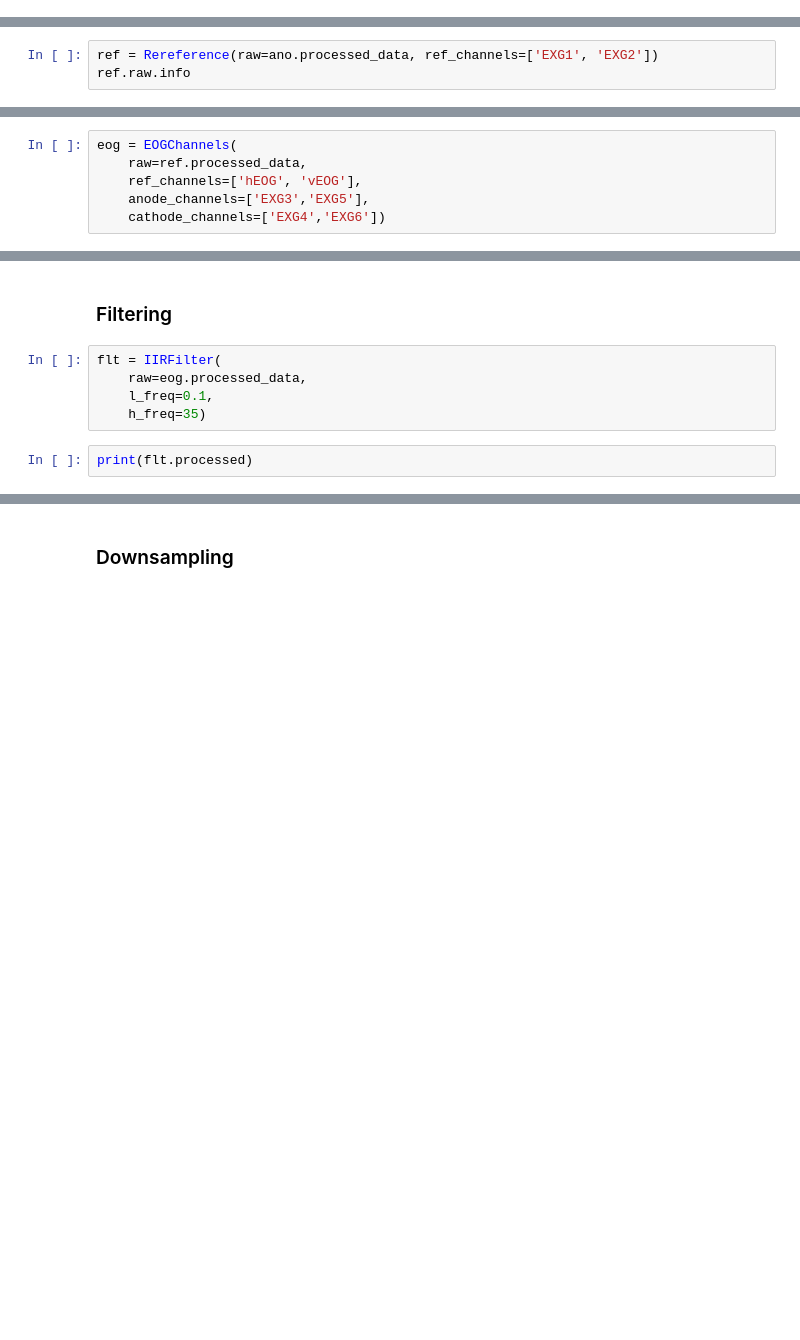
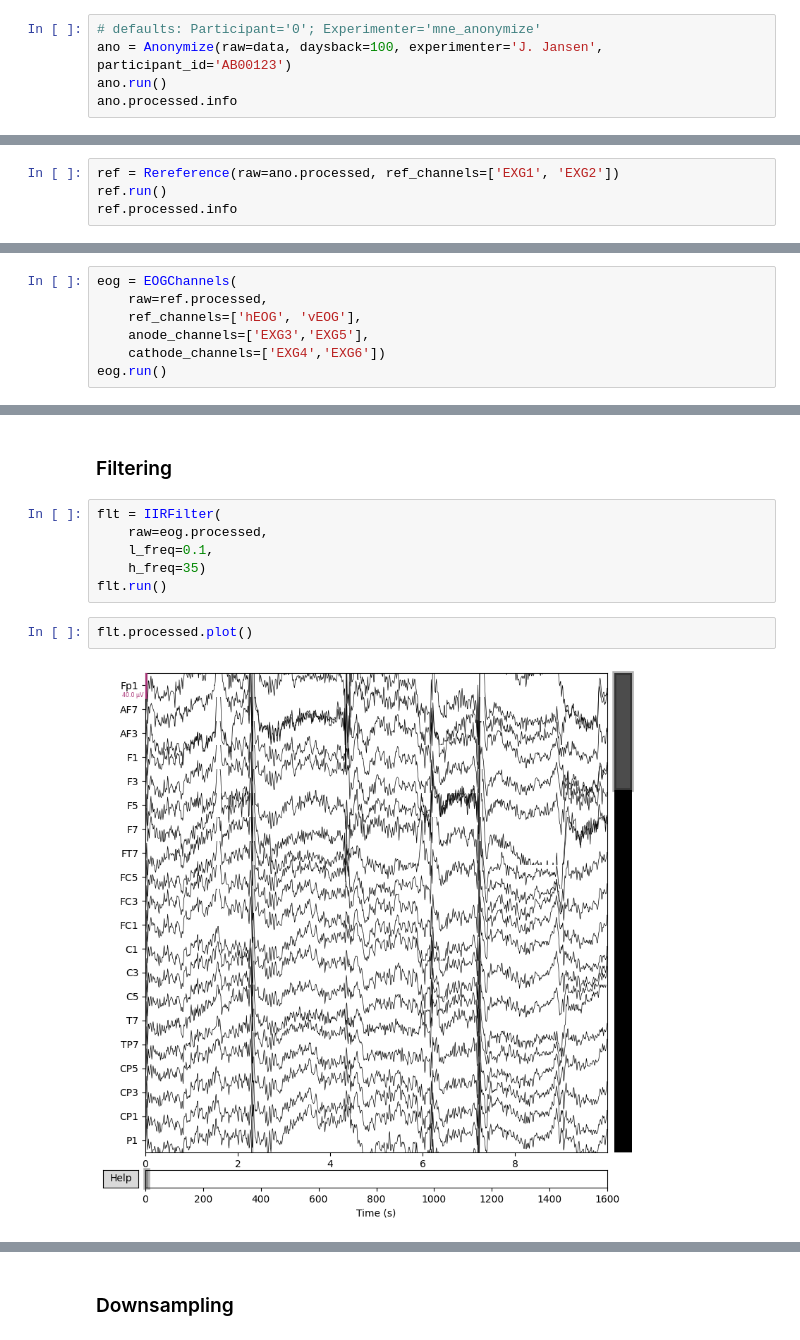
Before and after one commit to CentreForDigitalHumanities/BioPAP, a Jupyter notebook: examples/pipeline.ipynb, the cells around one changed output, grey strips where cells are left out. Cells and saved outputs as stored; diff of their text form; blank space fills up the shorter version.

```diff
--- a/examples/pipeline.ipynb
+++ b/examples/pipeline.ipynb
@@ -36,0 +50,5 @@ ano.processed_data.info
+# %%
+# defaults: Participant='0'; Experimenter='mne_anonymize'
+ano = Anonymize(raw=data, daysback=100, experimenter='J. Jansen', participant_id='AB00123')
+ano.run()
+ano.processed.info
@@ -37,5 +70,6 @@ ano.processed_data.info
 # %% [markdown]
 ### Rereferencing
 # %%
-ref = Rereference(raw=ano.processed_data, ref_channels=['EXG1', 'EXG2'])
-ref.raw.info
+ref = Rereference(raw=ano.processed, ref_channels=['EXG1', 'EXG2'])
+ref.run()
+ref.processed.info
@@ -45,8 +92,9 @@ ref.processed_data.info
 ### hEOG & vEOG
 # %%
 eog = EOGChannels(
-    raw=ref.processed_data,
+    raw=ref.processed,
     ref_channels=['hEOG', 'vEOG'],
     anode_channels=['EXG3','EXG5'],
     cathode_channels=['EXG4','EXG6'])
+eog.run()
 # %%
@@ -55,8 +120,11 @@ print(eog.processed_data.info)
 ### Filtering
 # %%
 flt = IIRFilter(
-    raw=eog.processed_data,
+    raw=eog.processed,
     l_freq=0.1,
     h_freq=35)
+flt.run()
-# %%
-print(flt.processed)
+# %%
+flt.processed.plot()
+# %% [output]
+[figure, added]
```
Also changed, not shown: parts of 15 cells of this notebook.
